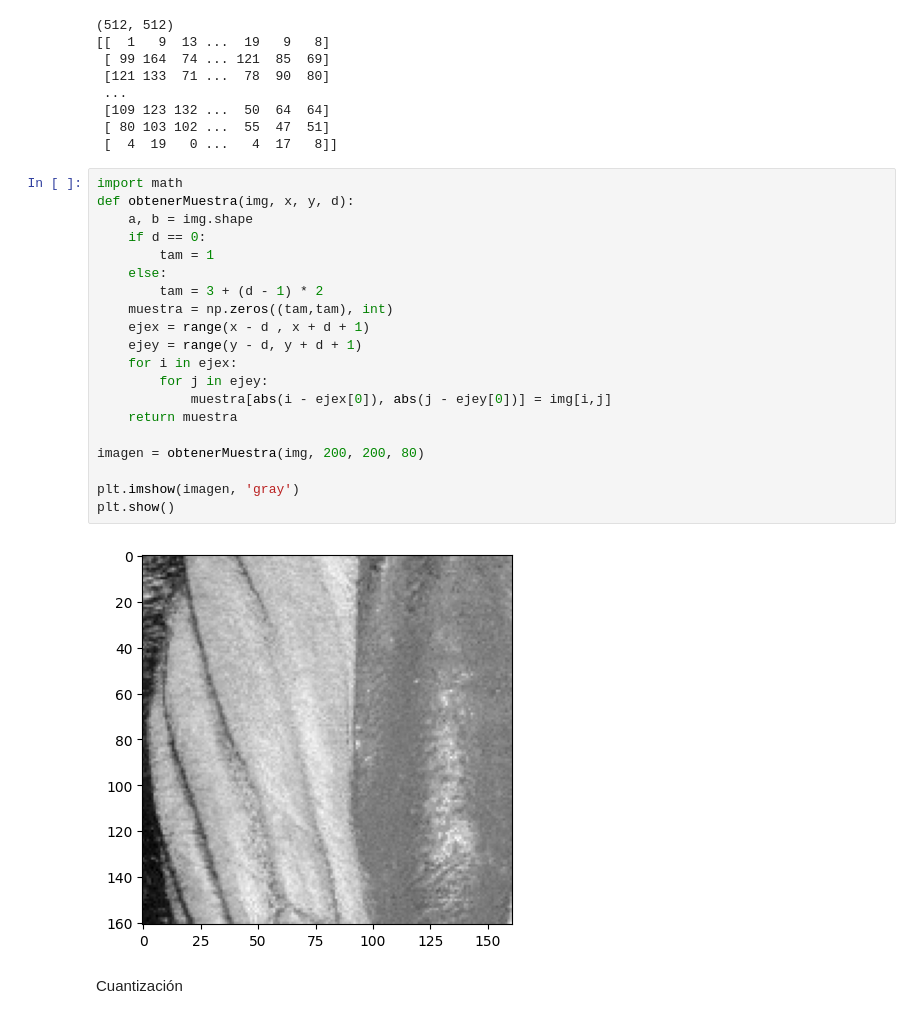
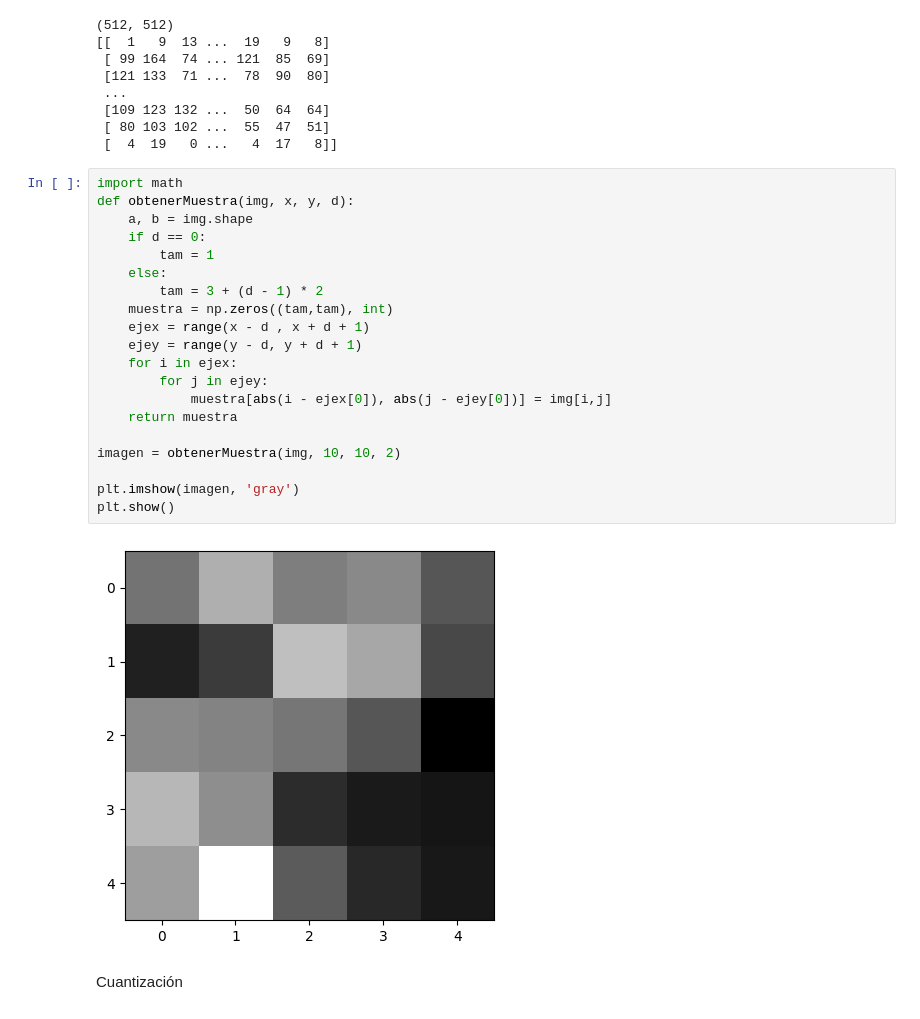
Before and after one commit to FlorianCochachin/procesamiento-imagenes-unmsm, a Jupyter notebook: src/conceptosBasicos.ipynb, the cells around one changed output. Saved outputs shown, nothing was run; the diff lists cells and outputs as text.

```diff
--- a/src/conceptosBasicos.ipynb
+++ b/src/conceptosBasicos.ipynb
@@ -29,24 +29,24 @@ print(img)
 # %%
 import math
 def obtenerMuestra(img, x, y, d):
     a, b = img.shape
     if d == 0:
         tam = 1
     else:
         tam = 3 + (d - 1) * 2
     muestra = np.zeros((tam,tam), int)
     ejex = range(x - d , x + d + 1)
     ejey = range(y - d, y + d + 1)
     for i in ejex:
         for j in ejey:
             muestra[abs(i - ejex[0]), abs(j - ejey[0])] = img[i,j]
     return muestra
 
-imagen = obtenerMuestra(img, 200, 200, 80)
+imagen = obtenerMuestra(img, 10, 10, 2)
 
 plt.imshow(imagen, 'gray')
 plt.show()
 # %% [output]
-[figure, old version]
+[figure, new version]
 # %% [markdown]
 Cuantización
```
Also changed, not shown: parts of 11 cells of this notebook, 9 other files.
